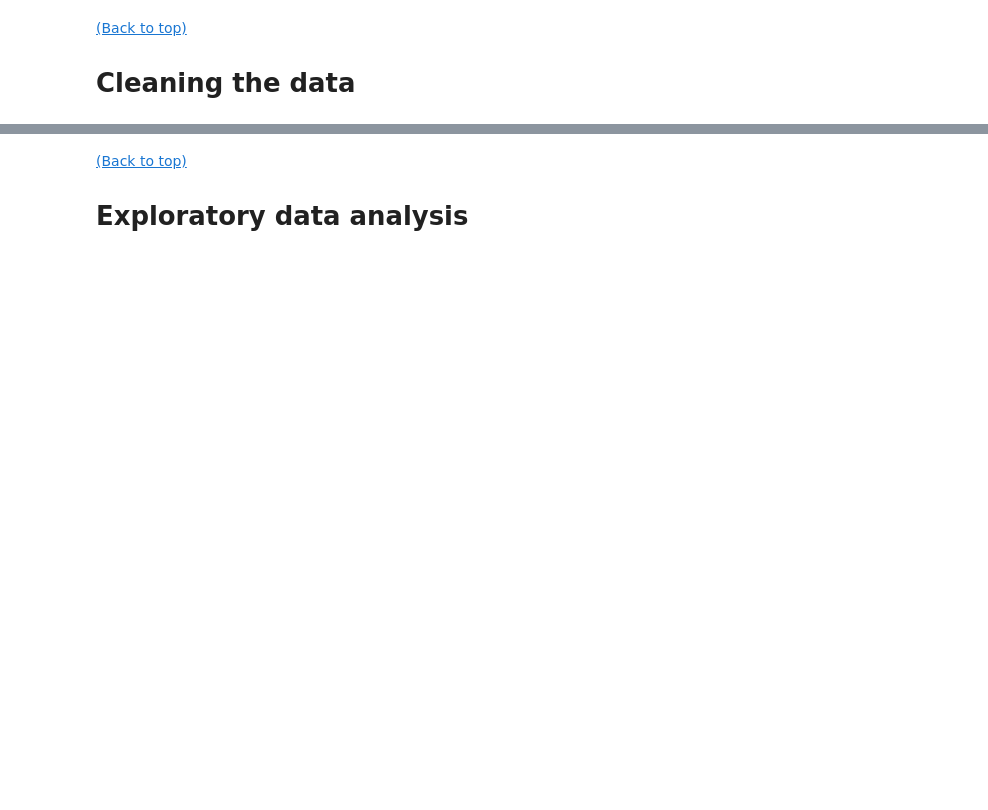
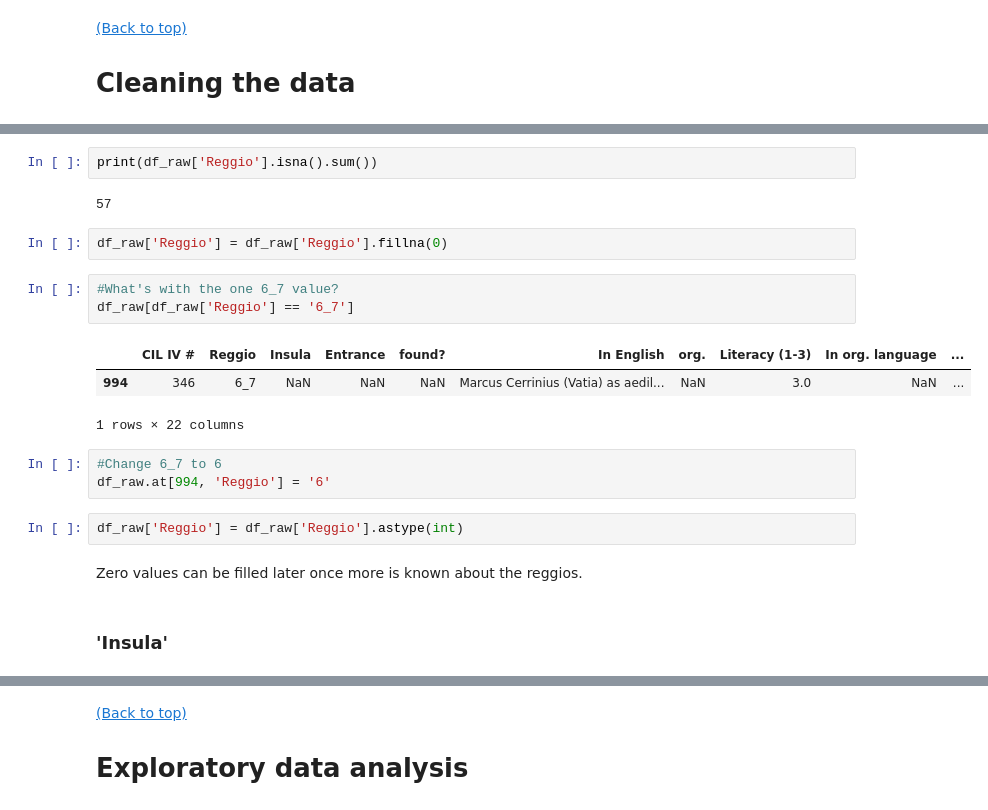
Before and after one commit to ssrosa/cacator_cave_malum, a Jupyter notebook: student.ipynb, the cells around one changed output, grey strips where cells are left out. Drawn from its saved outputs; the diff is of its cells as text; blank space fills up the shorter version.

```diff
--- a/student.ipynb
+++ b/student.ipynb
@@ -225,0 +245,22 @@ df_raw[df_raw['In English'].str.contains('gods')]
+# %%
+print(df_raw['Reggio'].isna().sum())
+# %% [output]
+57
+# %%
+df_raw['Reggio'] = df_raw['Reggio'].fillna(0)
+# %%
+#What's with the one 6_7 value?
+df_raw[df_raw['Reggio'] == '6_7']
+# %% [output]
+|  | CIL IV # | Reggio | Insula | Entrance | found? | In English | org. | Literacy (1-3) | In org. language | ... |
+| 994 | 346 | 6_7 | NaN | NaN | NaN | Marcus Cerrinius (Vatia) as aedil... | NaN | 3.0 | NaN | ... |
+1 rows × 22 columns
+# %%
+#Change 6_7 to 6
+df_raw.at[994, 'Reggio'] = '6'
+# %%
+df_raw['Reggio'] = df_raw['Reggio'].astype(int)
+# %% [markdown]
+Zero values can be filled later once more is known about the reggios.
+# %% [markdown]
+### 'Insula'
```
Also changed, not shown: parts of 41 cells of this notebook.
